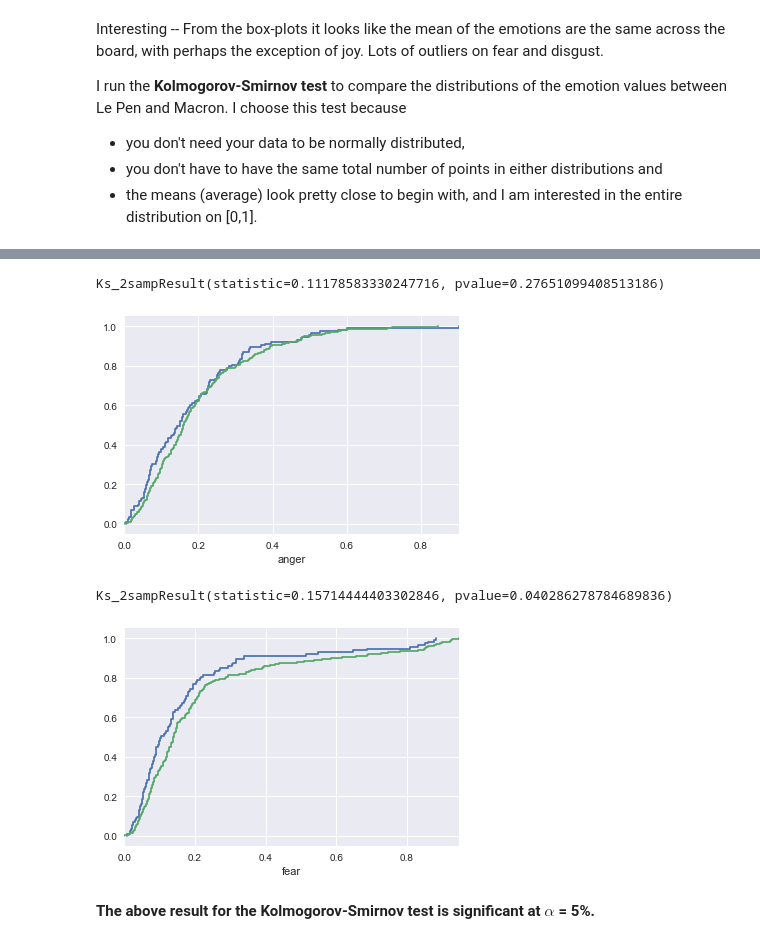
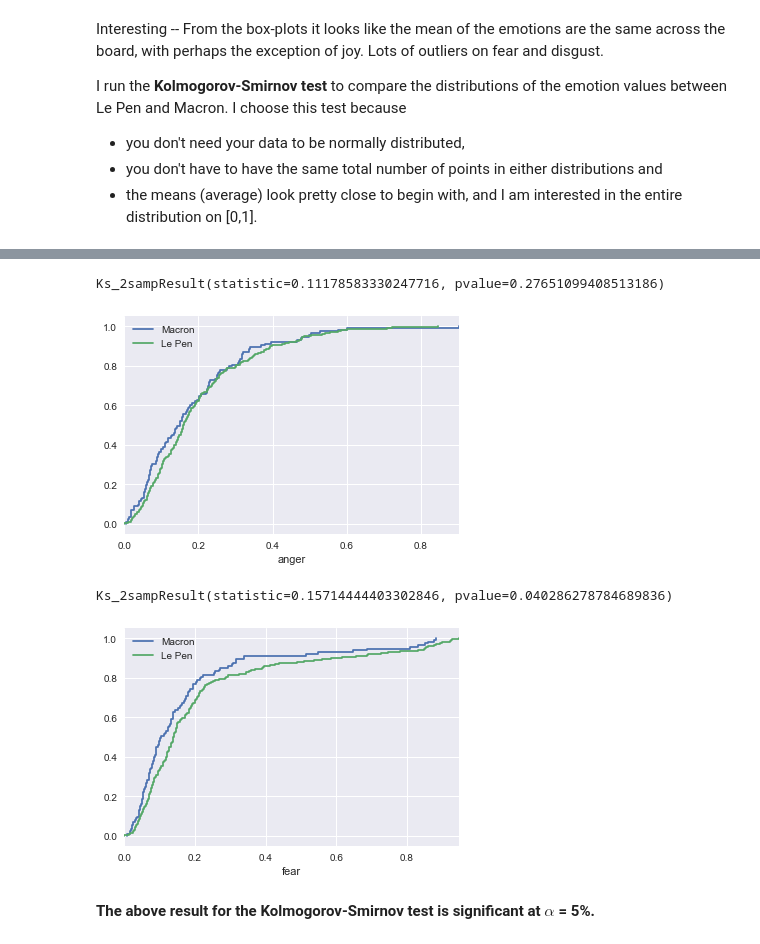
Before and after one commit to deszie/teas, a Jupyter notebook: nbs/Part II - French election survey .ipynb, the cells around one changed output, grey strips where cells are left out. Cells and saved outputs as stored; diff of their text form; code cells hidden in the pictures.

```diff
--- a/nbs/Part II - French election survey .ipynb
+++ b/nbs/Part II - French election survey .ipynb
@@ -147,7 +165,8 @@ dff.to_csv('survey2_translated.csv', sep=',', encoding='utf-8')
 # %% [markdown]
 Start by reading the file saved from before (if loading this from another computer or another time):
 # %%
-dff=pd.read_csv("../data/survey2_translated.csv", encoding="utf-8", low_memory=False,infer_datetime_format=True)
-dff=dff.fillna("")
+dff=pd.read_csv("../data/survey2_translated.csv", encoding="utf-8", low_memory=False,\
+                 index_col=[0],infer_datetime_format=True)
+dff=dff.fillna("") #fast method for now, could use more sophistication
 dff.head()
 # %% [output]
@@ -160,7 +179,7 @@ dff.head()
 # %% [markdown]
 Then I rip all the translations into a new list.
 # %%
-list_en=['Q4-en','Q5-en','Q6-en','Q7-en','Q14-en','Q16-en','Q18-en']
+list_en=['Q4-en','Q5-en','Q6-en','Q8-en','Q10-en','Q12-en']
 
 alltext = []
 
@@ -473,0 +485,8 @@ Ks_2sampResult(statistic=0.090902358647757975, pvalue=0.53072149215508768)
+# %%
+#write a function to fix the legend properly:
+
+def jointplot(macron,lepen):
+    macronplot=cdf(macron)
+    lepenplot=cdf(lepen)
+    plt.legend(["Macron","Le Pen"])
+    print(stats.ks_2samp(macron,lepen))
@@ -474,17 +498,13 @@ Ks_2sampResult(statistic=0.090902358647757975, pvalue=0.53072149215508768)
 # %%
-cdf(macron_parsed.anger)
-cdf(lepen_parsed.anger)
-stats.ks_2samp(lepen_parsed.anger,macron_parsed.anger)
+jointplot(macron_parsed.anger,lepen_parsed.anger)
 # %% [output]
 Ks_2sampResult(statistic=0.11178583330247716, pvalue=0.27651099408513186)
-[figure, old version]
+[figure, new version]
 # %%
-cdf(macron_parsed.fear)
-cdf(lepen_parsed.fear)
-stats.ks_2samp(lepen_parsed.fear,macron_parsed.fear)
+jointplot(macron_parsed.fear,lepen_parsed.fear)
 # %% [output]
 Ks_2sampResult(statistic=0.15714444403302846, pvalue=0.040286278784689836)
-[figure, old version]
+[figure, new version]
 # %% [markdown]
 **The above result for the Kolmogorov-Smirnov test is significant at $\alpha$ = 5%.**
 # %%
```
Also changed, not shown: parts of 29 cells of this notebook, 5 other files.
